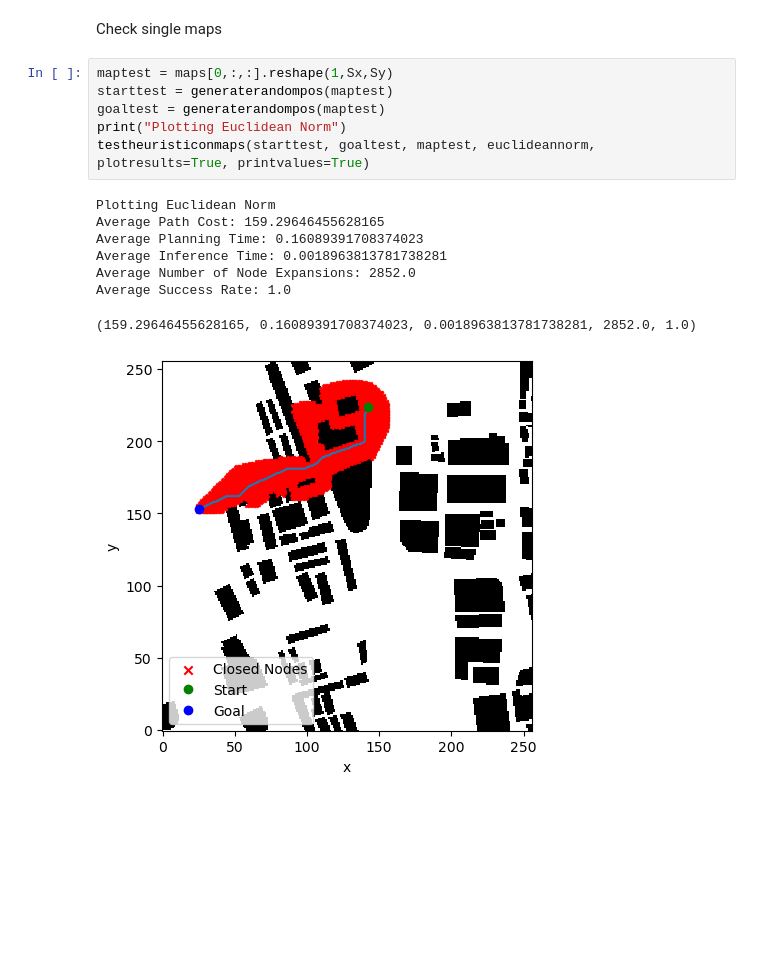
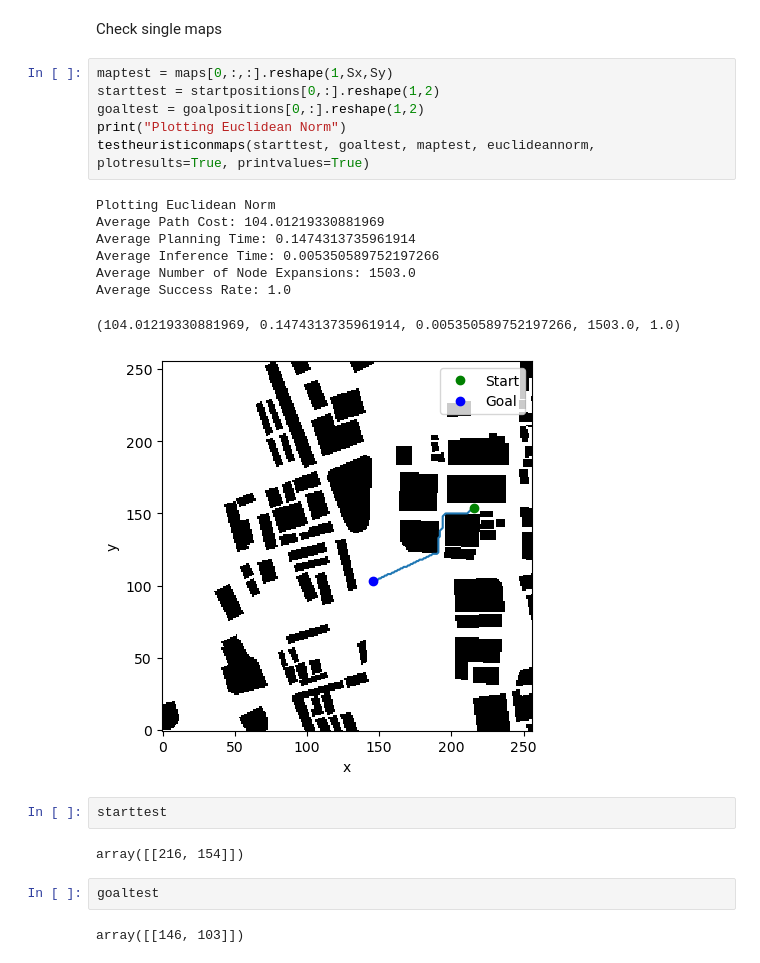
Before and after one commit to sharath-matada/Planning_Operator, a Jupyter notebook: 2D_Experiments/large_maps/test_heuristics_on_256_maps.ipynb, the cells around one changed output. Saved outputs shown, nothing was run; the diff lists cells and outputs as text; blank space fills up the shorter version.

```diff
--- a/2D_Experiments/large_maps/test_heuristics_on_256_maps.ipynb
+++ b/2D_Experiments/large_maps/test_heuristics_on_256_maps.ipynb
@@ -185,18 +185,26 @@ Data saved successfully to '256maps.pkl'
 Check single maps
 # %%
 maptest = maps[0,:,:].reshape(1,Sx,Sy)
-starttest = generaterandompos(maptest)
-goaltest = generaterandompos(maptest)
+starttest = startpositions[0,:].reshape(1,2)
+goaltest = goalpositions[0,:].reshape(1,2)
 print("Plotting Euclidean Norm")
 testheuristiconmaps(starttest, goaltest, maptest, euclideannorm, plotresults=True, printvalues=True)
 # %% [output]
 Plotting Euclidean Norm
-Average Path Cost: 159.29646455628165
-Average Planning Time: 0.16089391708374023
-Average Inference Time: 0.0018963813781738281
-Average Number of Node Expansions: 2852.0
+Average Path Cost: 104.01219330881969
+Average Planning Time: 0.1474313735961914
+Average Inference Time: 0.005350589752197266
+Average Number of Node Expansions: 1503.0
 Average Success Rate: 1.0
-(159.29646455628165, 0.16089391708374023, 0.0018963813781738281, 2852.0, 1.0)
+(104.01219330881969, 0.1474313735961914, 0.005350589752197266, 1503.0, 1.0)
-[figure, old version]
+[figure, new version]
+# %%
+starttest
+# %% [output]
+array([[216, 154]])
+# %%
+goaltest
+# %% [output]
+array([[146, 103]])
 # %%
 print("Plotting PNO")
```
Also changed, not shown: parts of 2 cells of this notebook, 3 other files.
